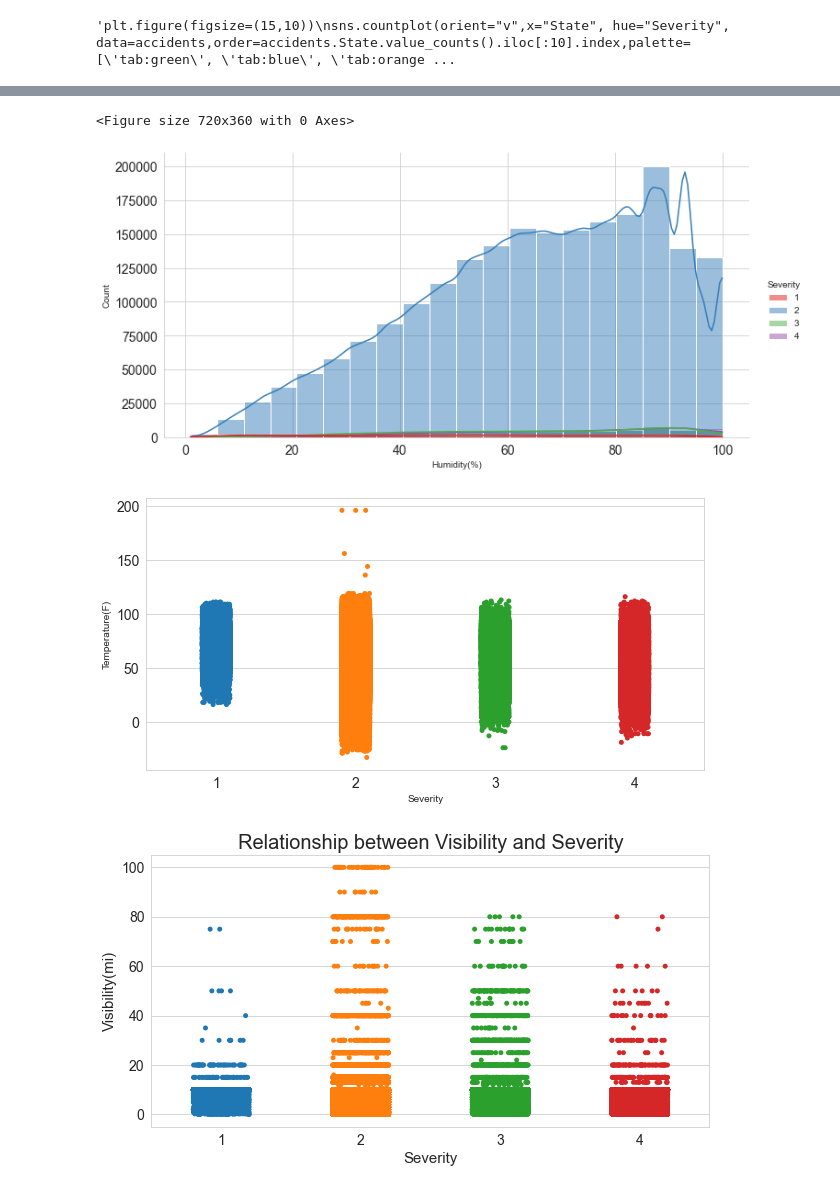
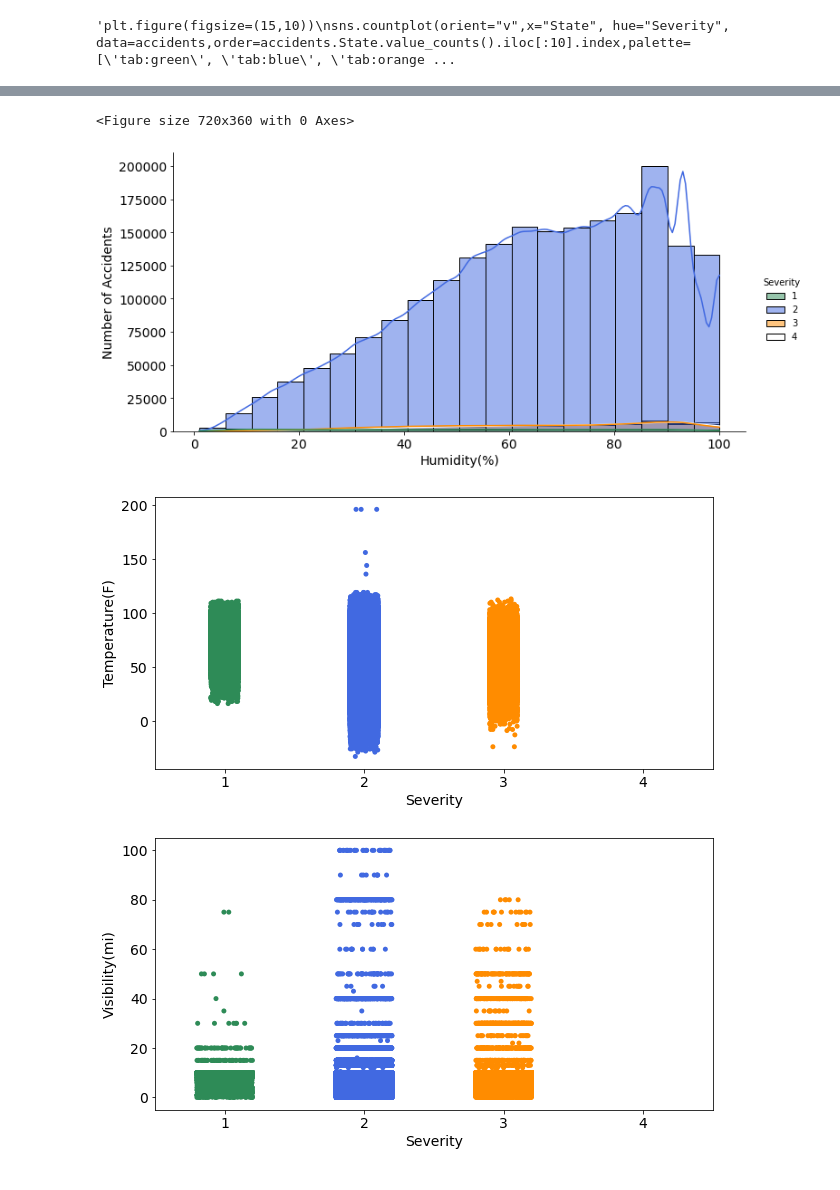
Before and after one commit to NikosKefalas/Car-Accidents-EDA, a Jupyter notebook: Analysis/Car Accident Analysis.ipynb, the cells around one changed output, grey strips where cells are left out. Cells and saved outputs as stored; diff of their text form; code cells hidden in the pictures.

```diff
--- a/Analysis/Car Accident Analysis.ipynb
+++ b/Analysis/Car Accident Analysis.ipynb
@@ -352,29 +407,33 @@ Text(0.5, 1.0, 'Severity on Accidents')
 # %%
 plt.figure(figsize = (10,5))
-sns.displot(accidents, x="Humidity(%)", hue="Severity", palette="Set1", height=5, aspect=2,bins=20,kde=True)
+sns.displot(accidents, x="Humidity(%)", hue="Severity", palette=['seagreen','royalblue','darkorange','white'], height=5, aspect=2,bins=20,kde=True,)
 plt.xticks(fontsize=14)
+plt.xlabel('Humidity(%)', fontsize=14)
 plt.yticks(fontsize=14)
-plt.show()
+plt.ylabel('Number of Accidents', fontsize=14)
+plt.savefig('humidity.png', transparent=True,bbox_inches='tight')
 # %% [output]
 <Figure size 720x360 with 0 Axes>
-[figure, old version]
+[figure, new version]
 # %%
 plt.figure(figsize = (10,5))
-sns.stripplot(x=accidents['Severity'],y=accidents['Temperature(F)'])
 plt.xticks(fontsize=14)
 plt.yticks(fontsize=14)
-plt.show()
+plt.xlabel('Severity', fontsize=14)
+plt.ylabel('Temperature(F)', fontsize=14)
+sns.stripplot(x=accidents['Severity'],y=accidents['Temperature(F)'],palette=['seagreen','royalblue','darkorange','white'])
+plt.savefig('tempvssev.png' ,transparent=True,bbox_inches='tight')
 # %% [output]
-[figure, old version]
+[figure, new version]
 # %%
-fig, ax = plt.subplots(figsize = (10,5))
-plt.title('Relationship between Visibility and Severity', size=20)
-plt.ylabel('Visibility(mi)', fontsize=15)
-plt.xlabel('Severity', fontsize=15)
-sns.stripplot(x=accidents['Severity'],y=accidents['Visibility(mi)'],data=accidents,jitter=0.2)
+plt.figure(figsize = (10,5))
+#plt.title('Relationship between Visibility and Severity', size=20)
+plt.ylabel('Visibility(mi)', fontsize=14)
+plt.xlabel('Severity', fontsize=14)
 plt.xticks(fontsize=14)
 plt.yticks(fontsize=14)
-plt.show()
+sns.stripplot(x=accidents['Severity'],y=accidents['Visibility(mi)'],data=accidents,jitter=0.2,palette=['seagreen','royalblue','darkorange','white'])
+plt.savefig('visvssev.png' ,transparent=True,bbox_inches='tight')
 # %% [output]
-[figure, old version]
+[figure, new version]
 # %%
```
Also changed, not shown: parts of 34 cells of this notebook, 1 other file.
